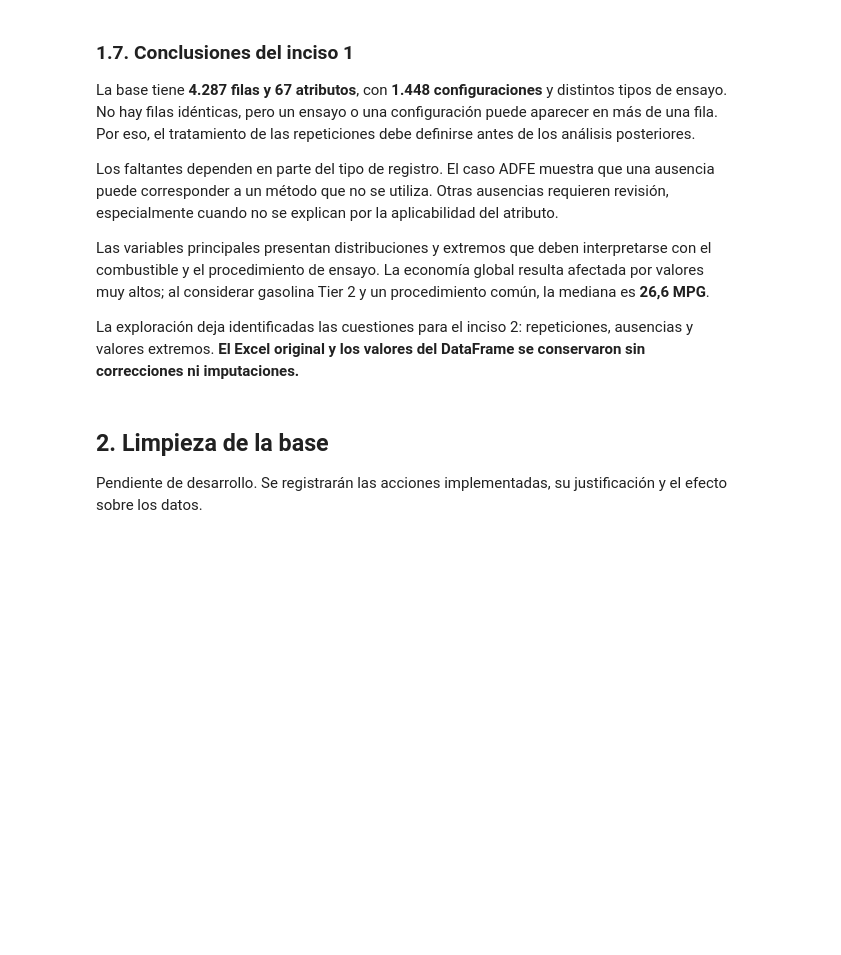
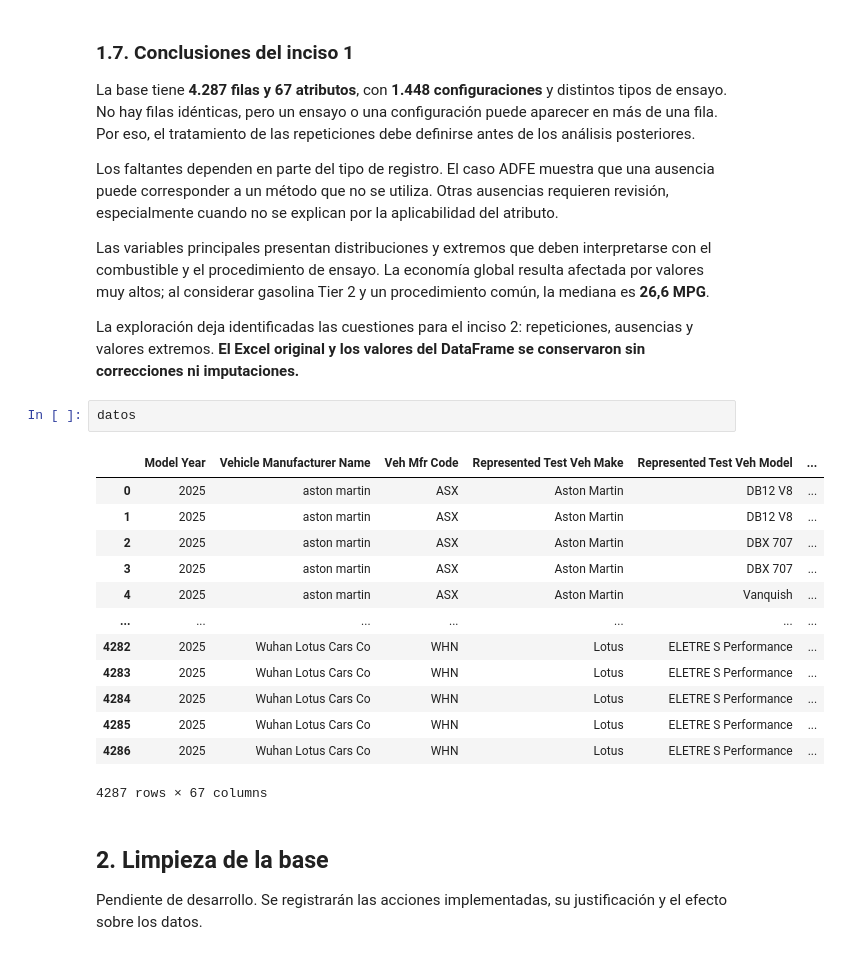
Before and after one commit to rodrigo1git/TPE-Fundamentos-de-Ciencia-de-Datos, a Jupyter notebook: TPE.ipynb, the cells around one changed output. Saved outputs shown, nothing was run; the diff lists cells and outputs as text; blank space fills up the shorter version.

```diff
--- a/TPE.ipynb
+++ b/TPE.ipynb
@@ -320,6 +360,22 @@ Los faltantes dependen en parte del tipo de registro. El caso ADFE muestra que u
 Las variables principales presentan distribuciones y extremos que deben interpretarse con el combustible y el procedimiento de ensayo. La economía global resulta afectada por valores muy altos; al considerar gasolina Tier 2 y un procedimiento común, la mediana es **26,6 MPG**.
 
 La exploración deja identificadas las cuestiones para el inciso 2: repeticiones, ausencias y valores extremos. **El Excel original y los valores del DataFrame se conservaron sin correcciones ni imputaciones.**
+# %%
+datos
+# %% [output]
+|  | Model Year | Vehicle Manufacturer Name | Veh Mfr Code | Represented Test Veh Make | Represented Test Veh Model | ... |
+| 0 | 2025 | aston martin | ASX | Aston Martin | DB12 V8 | ... |
+| 1 | 2025 | aston martin | ASX | Aston Martin | DB12 V8 | ... |
+| 2 | 2025 | aston martin | ASX | Aston Martin | DBX 707 | ... |
+| 3 | 2025 | aston martin | ASX | Aston Martin | DBX 707 | ... |
+| 4 | 2025 | aston martin | ASX | Aston Martin | Vanquish | ... |
+| ... | ... | ... | ... | ... | ... | ... |
+| 4282 | 2025 | Wuhan Lotus Cars Co | WHN | Lotus | ELETRE S Performance | ... |
+| 4283 | 2025 | Wuhan Lotus Cars Co | WHN | Lotus | ELETRE S Performance | ... |
+| 4284 | 2025 | Wuhan Lotus Cars Co | WHN | Lotus | ELETRE S Performance | ... |
+| 4285 | 2025 | Wuhan Lotus Cars Co | WHN | Lotus | ELETRE S Performance | ... |
+| 4286 | 2025 | Wuhan Lotus Cars Co | WHN | Lotus | ELETRE S Performance | ... |
+4287 rows × 67 columns
 # %% [markdown]
 ## 2. Limpieza de la base
 
```
Also changed, not shown: parts of 7 cells of this notebook.
